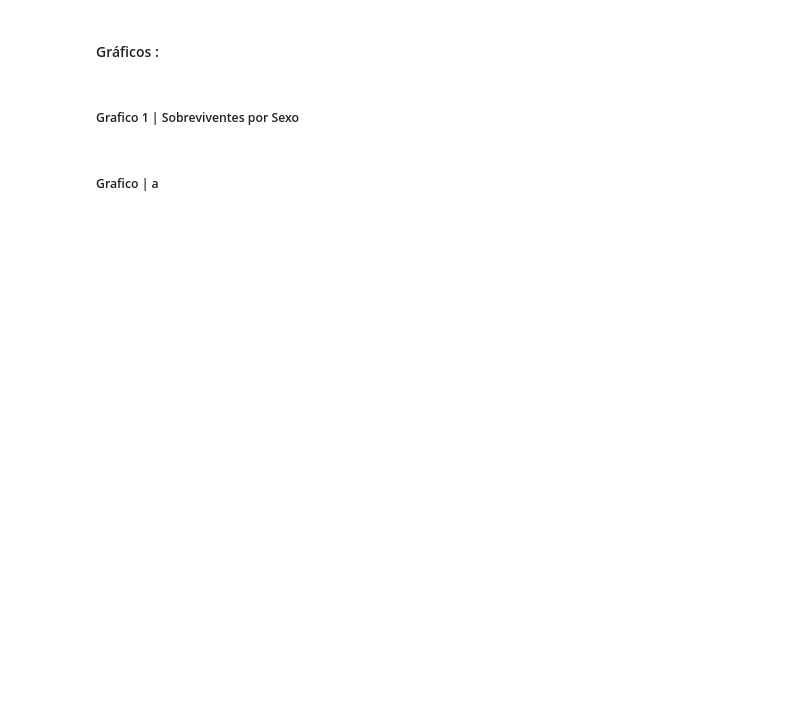
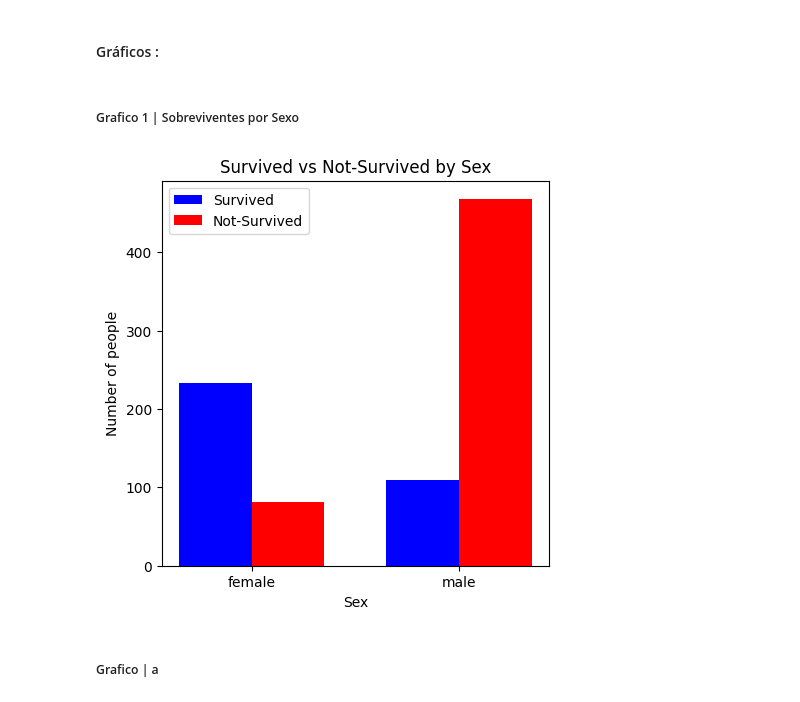
Before and after one commit to WesleyAlvesDS/Projetos, a Jupyter notebook: ProjetoTitanic/titanic_analitcs.ipynb, the cells around one changed output. Saved outputs shown, nothing was run; the diff lists cells and outputs as text; code cells hidden in the pictures; blank space fills up the shorter version.

```diff
--- a/ProjetoTitanic/titanic_analitcs.ipynb
+++ b/ProjetoTitanic/titanic_analitcs.ipynb
@@ -109,12 +110,18 @@ pandas.core.frame.DataFrame
 Tenho que pegar a quantidade de sobreviventes de homens e mulheres colocar em uma coluna
 # %%
 # Filtrando novamente as colunas importante
+
 survived_df = new_df[['Survived', 'Sex']] # Atribuindo as colunas para um novo DataFrame
-data_grouped = survived_df.groupby(['Survived', 'Sex']).size().reset_index(name='Value') # Agrupando as colunas
-data_grouped = data_grouped.pivot(index='Sex',columns='Survived',values='Value') # Reformulando do novo DataFrame
-data_grouped.columns.name = None
-data_grouped.rename(columns={0:'Not-Survived',1:'Survived'},inplace=True) # Renomeando as novas Colunas
-display(data_grouped) # Exibindo no novo DataFrame
+survived_in_sex = survived_df.groupby(['Survived', 'Sex']).size().reset_index(name='Value') # Agrupando as colunas
+survived_in_sex = survived_in_sex.pivot(index='Sex',columns='Survived',values='Value') # Reformulação do novo DataFrame
+survived_in_sex.columns.name = None # Removendo o nome da primeira coluna
+survived_in_sex.rename(columns={0:'Not-Survived',1:'Survived'},inplace=True) # Renomeando as novas Colunas
+filtered_df = survived_df[(survived_df['Survived'] == 0) & (survived_df['Sex'] == 'female')] # Fazendo um filtro
+count = filtered_df['Sex'].value_counts()  # Verificando se os resultados bateram com o Dataframe 'survided_df'
+
+
+display(survived_in_sex) # Exibindo no novo DataFrame
+display(count) # Visualizando o filtro
 # %% [output]
 |  | Not-Survived | Survived |
 | Sex |  |  |
@@ -124,5 +134,35 @@ display(data_grouped) # Exibindo no novo DataFrame
 #### Gráficos :
 # %% [markdown]
 ##### Grafico 1 | Sobreviventes por Sexo
+# %%
+varx = survived_in_sex.index
+vary1 = survived_in_sex['Survived']
+vary2 = survived_in_sex['Not-Survived']
+
+
+fig , ax = plt.subplots(figsize=(5,5))
+
+x = np.arange(len(varx))  # Posições no eixo x (ex: [0, 1])
+width = 0.35  # Largura das barras
+
+
+# Plotando as barras lado a lado
+ax.bar(x - width/2, vary1, width, label='Survived', color='b')  # Barras de 'Survived'
+ax.bar(x + width/2, vary2, width, label='Not-Survived', color='r')  # Barras de 'Not-Survived'
+
+# Configurando os rótulos e título
+ax.set_xlabel('Sex')
+ax.set_ylabel('Number of people')
+ax.set_xticks(x)  # Ajustando as posições dos rótulos do eixo x
+ax.set_xticklabels(varx)  # Definindo os rótulos do eixo x como 'male' e 'female'
+ax.set_title('Survived vs Not-Survived by Sex')
+ax.legend()
+
+# Exibindo o gráfico
+plt.show()
+
+plt.show()
+# %% [output]
+[figure, added]
 # %% [markdown]
 ##### Grafico | a
```
Also changed, not shown: parts of 2 cells of this notebook.
